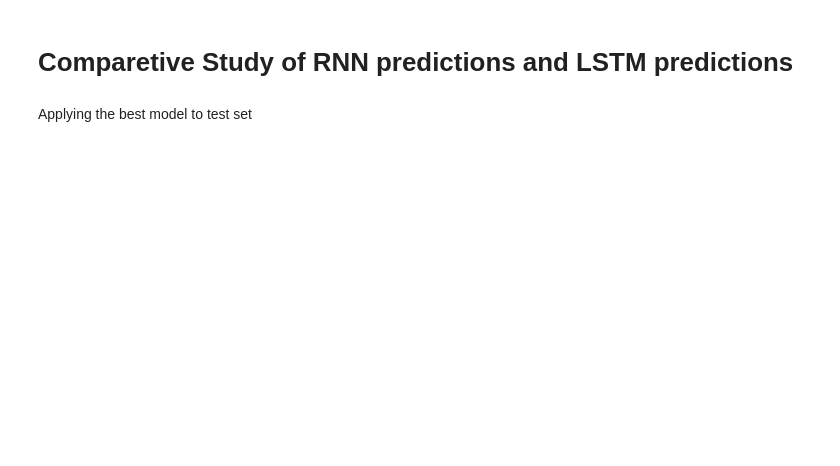
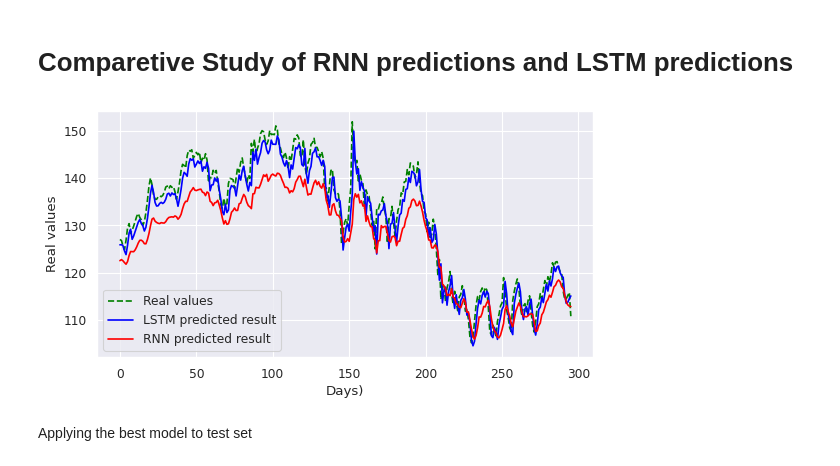
Before and after one commit to anhdo1896/Stock_Price_Prediction_Using_RNN, a Jupyter notebook: Stock_Price_Prediction_Using_RNN.ipynb, the cells around one changed output. Saved outputs shown, nothing was run; the diff lists cells and outputs as text; code cells hidden in the pictures; blank space fills up the shorter version.

```diff
--- a/Stock_Price_Prediction_Using_RNN.ipynb
+++ b/Stock_Price_Prediction_Using_RNN.ipynb
@@ -340,14 +345,16 @@ plt.show()
 # Comparetive Study of RNN predictions and LSTM predictions
 # %%
 plt.figure(figsize=(8,4), dpi=80, facecolor='w', edgecolor='k')
-plt.plot(valid,color="green", linestyle='dashed',label="Real values")
+plt.plot(y_valid,color="green", linestyle='dashed',label="Real values")
 plt.plot(predicted_data_valid2,color="blue", label="LSTM predicted result")
 plt.plot(predicted_data_valid,color="red",label="RNN predicted result") #
 plt.legend()
 plt.xlabel("Days)")
 plt.ylabel("Real values")
 plt.grid(True)
 plt.show()
+# %% [output]
+[figure, added]
 # %% [markdown]
 Applying the best model to test set
 # %%
```
Also changed, not shown: parts of 16 cells of this notebook.
